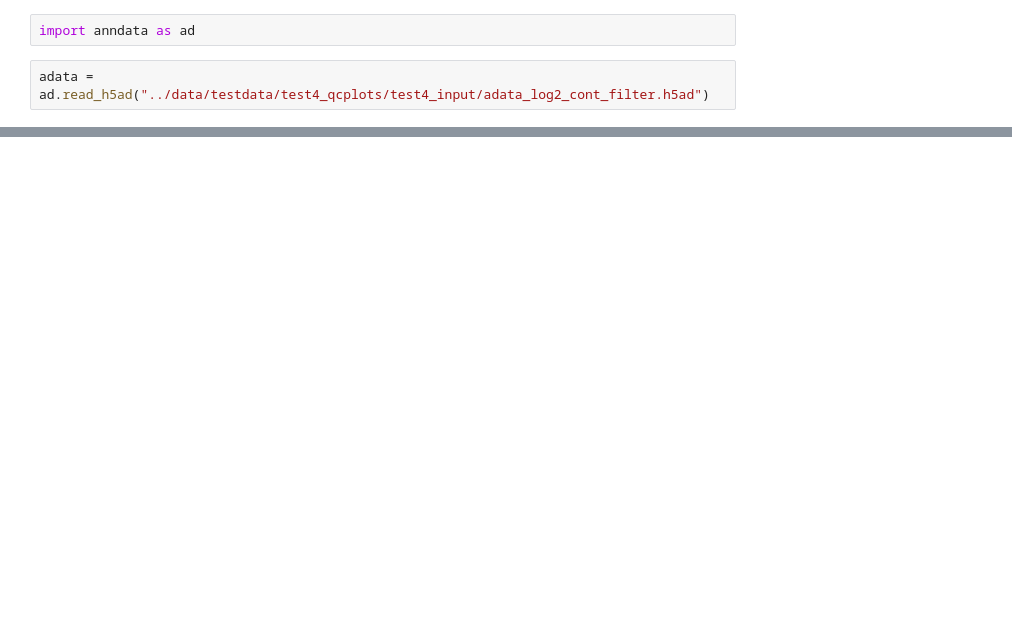
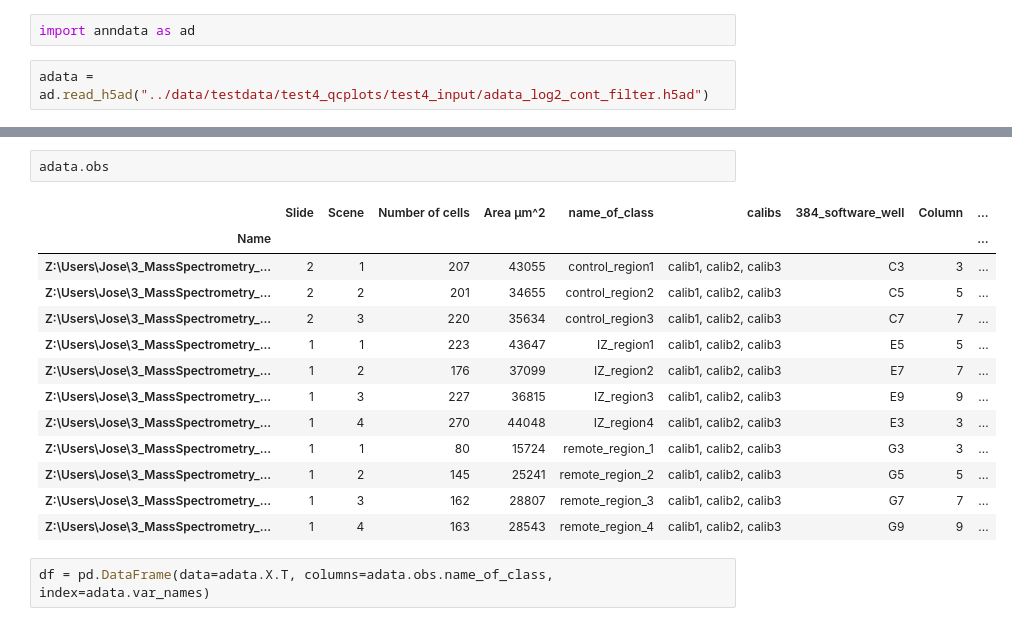
Before and after one commit to josenimo/PyProteomics, a Jupyter notebook: JupyterNotebooks/Test4_Plotting.ipynb, the cells around one changed output, grey strips where cells are left out. Cells and saved outputs as stored; diff of their text form; blank space fills up the shorter version.

```diff
--- a/JupyterNotebooks/Test4_Plotting.ipynb
+++ b/JupyterNotebooks/Test4_Plotting.ipynb
@@ -55,0 +40,18 @@ KeyError: 'index'
+# %%
+adata.obs
+# %% [output]
+|  | Slide | Scene | Number of cells | Area µm^2 | name_of_class | calibs | 384_software_well | Column | ... |
+| Name |  |  |  |  |  |  |  |  | ... |
+| Z:\Users\Jose\3_MassSpectrometry_... | 2 | 1 | 207 | 43055 | control_region1 | calib1, calib2, calib3 | C3 | 3 | ... |
+| Z:\Users\Jose\3_MassSpectrometry_... | 2 | 2 | 201 | 34655 | control_region2 | calib1, calib2, calib3 | C5 | 5 | ... |
+| Z:\Users\Jose\3_MassSpectrometry_... | 2 | 3 | 220 | 35634 | control_region3 | calib1, calib2, calib3 | C7 | 7 | ... |
+| Z:\Users\Jose\3_MassSpectrometry_... | 1 | 1 | 223 | 43647 | IZ_region1 | calib1, calib2, calib3 | E5 | 5 | ... |
+| Z:\Users\Jose\3_MassSpectrometry_... | 1 | 2 | 176 | 37099 | IZ_region2 | calib1, calib2, calib3 | E7 | 7 | ... |
+| Z:\Users\Jose\3_MassSpectrometry_... | 1 | 3 | 227 | 36815 | IZ_region3 | calib1, calib2, calib3 | E9 | 9 | ... |
+| Z:\Users\Jose\3_MassSpectrometry_... | 1 | 4 | 270 | 44048 | IZ_region4 | calib1, calib2, calib3 | E3 | 3 | ... |
+| Z:\Users\Jose\3_MassSpectrometry_... | 1 | 1 | 80 | 15724 | remote_region_1 | calib1, calib2, calib3 | G3 | 3 | ... |
+| Z:\Users\Jose\3_MassSpectrometry_... | 1 | 2 | 145 | 25241 | remote_region_2 | calib1, calib2, calib3 | G5 | 5 | ... |
+| Z:\Users\Jose\3_MassSpectrometry_... | 1 | 3 | 162 | 28807 | remote_region_3 | calib1, calib2, calib3 | G7 | 7 | ... |
+| Z:\Users\Jose\3_MassSpectrometry_... | 1 | 4 | 163 | 28543 | remote_region_4 | calib1, calib2, calib3 | G9 | 9 | ... |
+# %%
+df = pd.DataFrame(data=adata.X.T, columns=adata.obs.name_of_class, index=adata.var_names)
```
Also changed, not shown: parts of 13 cells of this notebook, 1 other file.
